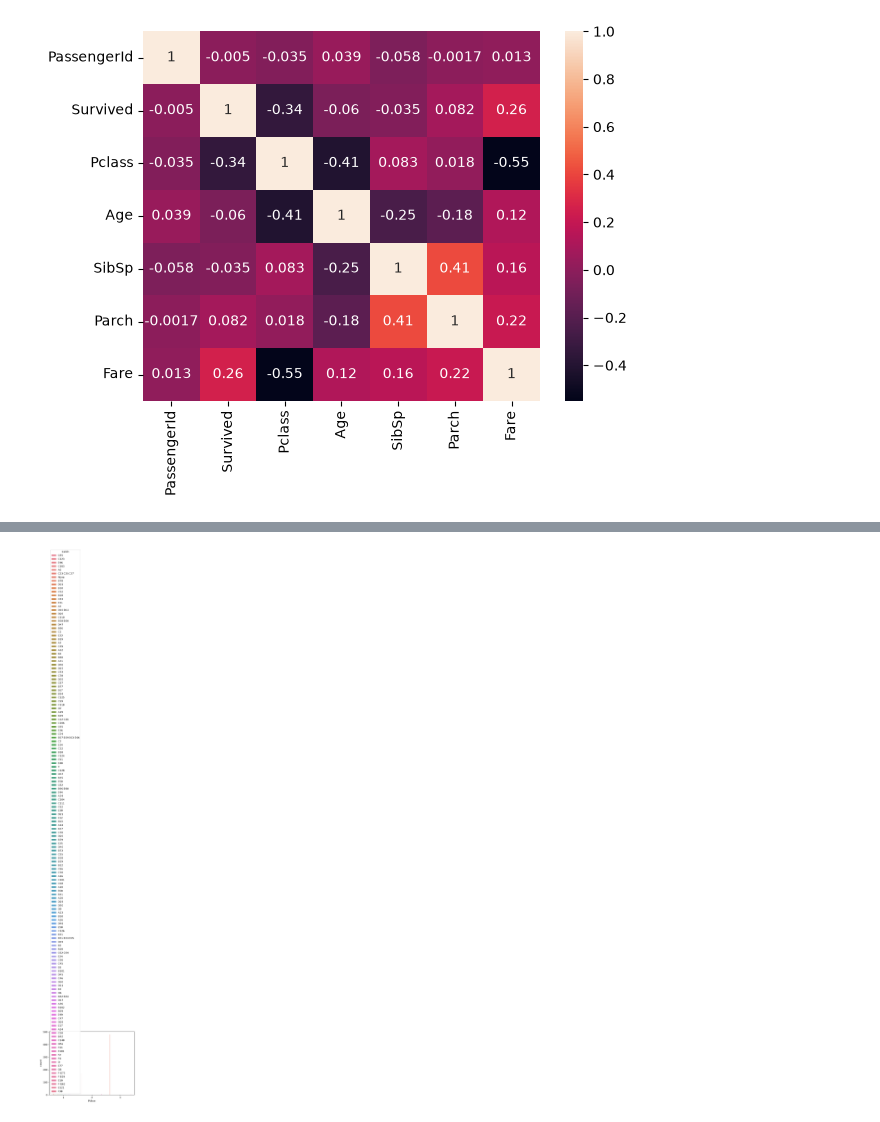
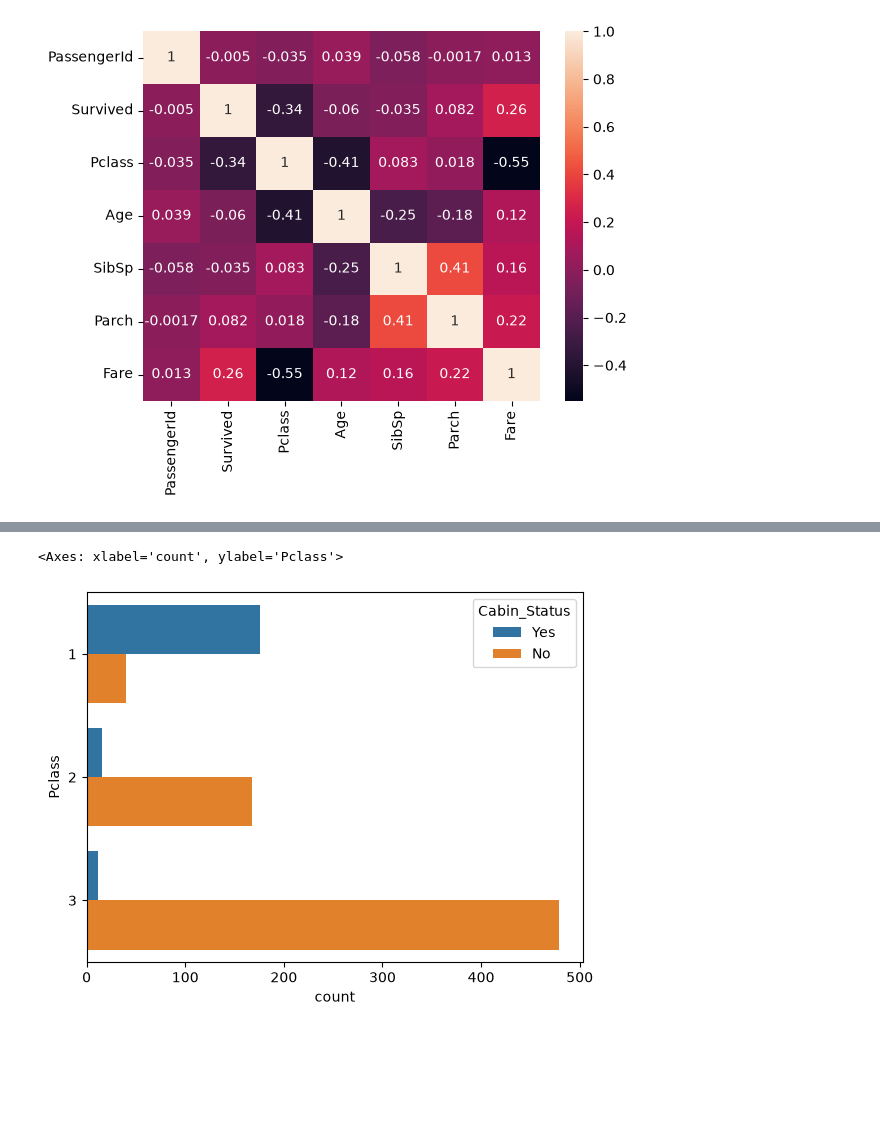
Before and after one commit to Shahzaib695/Ai-Data-Science, a Jupyter notebook: Assignment Revisions/Titanic-Data/titanic.ipynb, the cells around one changed output, grey strips where cells are left out. Saved outputs shown, nothing was run; the diff lists cells and outputs as text; code cells hidden in the pictures; blank space fills up the shorter version.

```diff
--- a/Assignment Revisions/Titanic-Data/titanic.ipynb
+++ b/Assignment Revisions/Titanic-Data/titanic.ipynb
@@ -247,8 +247,10 @@ df.head(30)
 | 29 | 30 | 0 | 3 | Todoroff, Mr. Lalio | male | 25.0 | 0 | 0 | 349216 | 7.8958 | ... |
 # %%
 df_check['Cabin'] = df_check['Cabin'].fillna('None')
+# %%
+df_check['Cabin_Status'] = np.where(df_check['Cabin'] != "None", "Yes","No")
 # %%
-sns.countplot(data=df_check, y='Cabin', hue='Pclass')
-plt.tight_layout()
+sns.countplot(data=df_check,y='Pclass',hue='Cabin_Status')
 # %% [output]
+<Axes: xlabel='count', ylabel='Pclass'>
-[figure, old version]
+[figure, new version]
```
Also changed, not shown: parts of 28 cells of this notebook.
